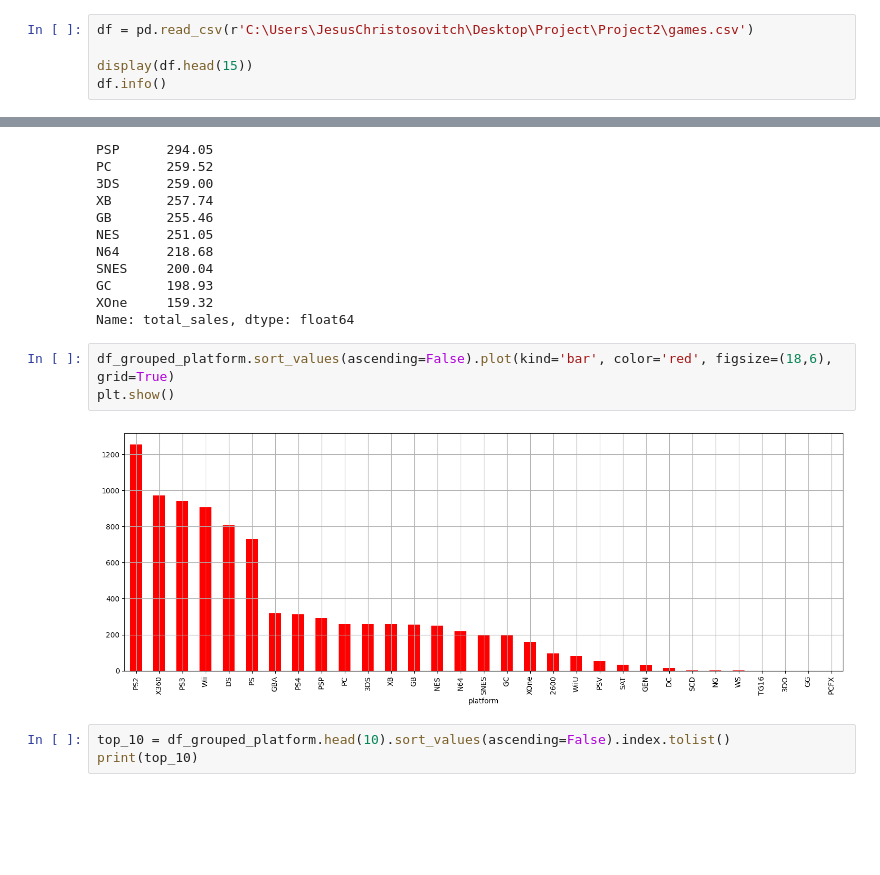
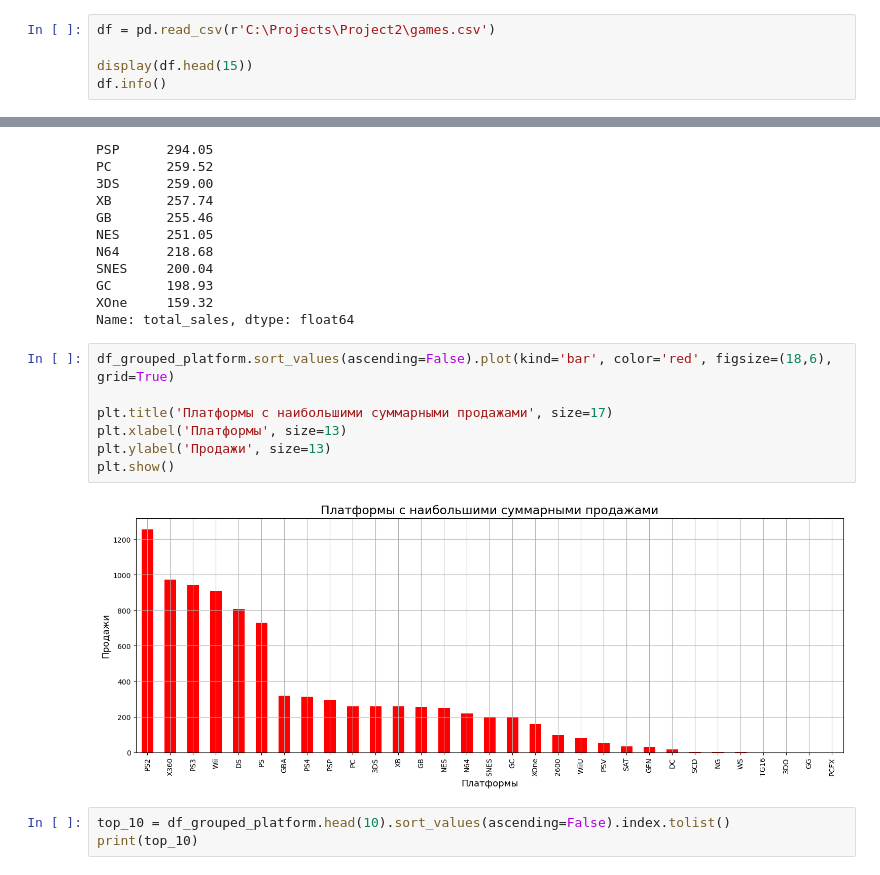
Before and after one commit to YarValerievich/Project2, a Jupyter notebook: Exploring_game_sales_data.ipynb, the cells around one changed output, grey strips where cells are left out. Saved outputs shown, nothing was run; the diff lists cells and outputs as text; blank space fills up the shorter version.

```diff
--- a/Exploring_game_sales_data.ipynb
+++ b/Exploring_game_sales_data.ipynb
@@ -38,7 +43,7 @@ def func2(genre_):
     print('Статистика по жанру', genre_)
     print(df.loc[df['genre'] == genre_, 'global_sales'].describe())
 # %%
-df = pd.read_csv(r'C:\Users\JesusChristosovitch\Desktop\Project\Project2\games.csv')
+df = pd.read_csv(r'C:\Projects\Project2\games.csv')
 
 display(df.head(15))
 df.info()
@@ -223,9 +226,13 @@ XOne     159.32
 Name: total_sales, dtype: float64
 # %%
 df_grouped_platform.sort_values(ascending=False).plot(kind='bar', color='red', figsize=(18,6), grid=True)
+
+plt.title('Платформы с наибольшими суммарными продажами', size=17)
+plt.xlabel('Платформы', size=13)
+plt.ylabel('Продажи', size=13)
 plt.show()
 # %% [output]
-[figure, old version]
+[figure, new version]
 # %%
 top_10 = df_grouped_platform.head(10).sort_values(ascending=False).index.tolist()
 print(top_10)
```
Also changed, not shown: parts of 10 cells of this notebook.
